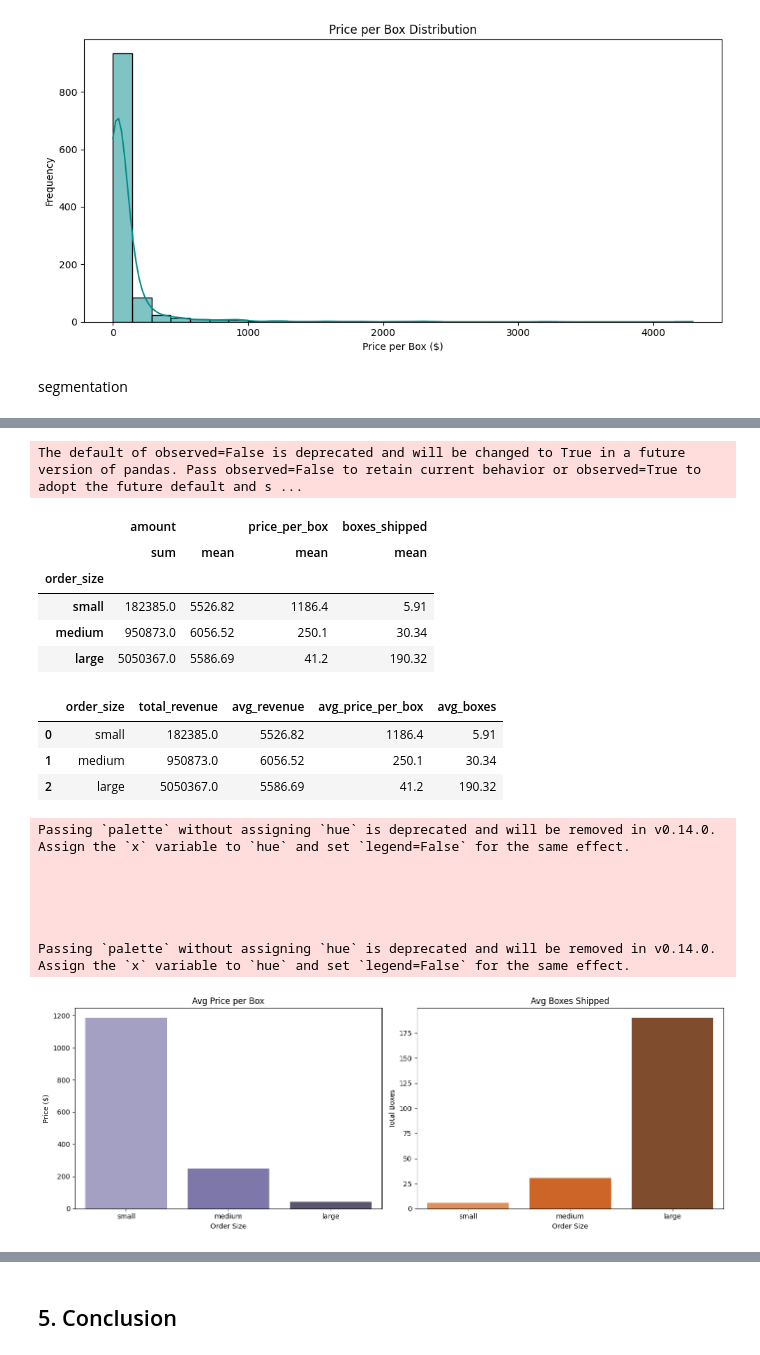
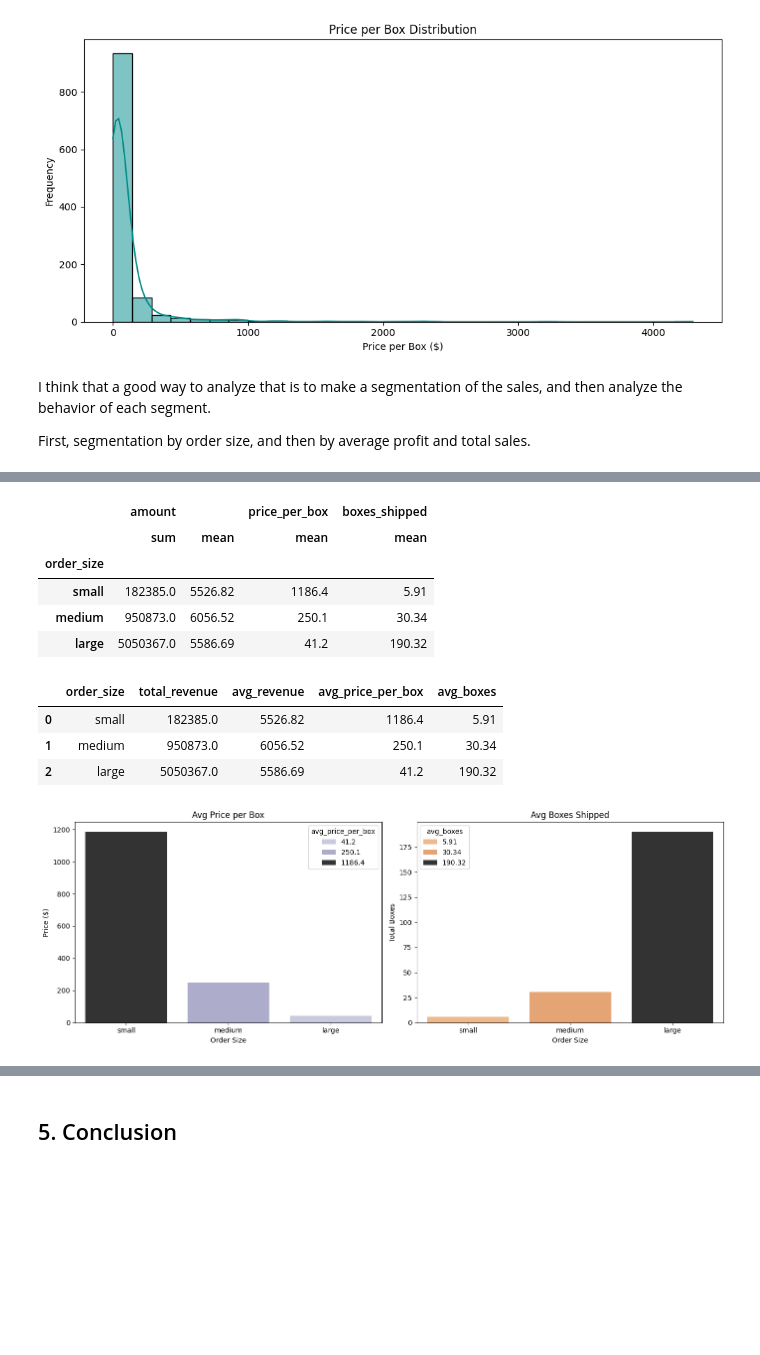
Before and after one commit to Luisbp27/chocoSales, a Jupyter notebook: report.ipynb, the cells around one changed output, grey strips where cells are left out. Cells and saved outputs as stored; diff of their text form; code cells hidden in the pictures; blank space fills up the shorter version.

```diff
--- a/report.ipynb
+++ b/report.ipynb
@@ -57,7 +72,5 @@ Amount           0
 Boxes Shipped    0
 dtype: int64
 # %%
-df["Date"] = pd.to_datetime(df["Date"])
-
 print("Date range:", df["Date"].min(), "->", df["Date"].max())
 # %% [output]
@@ -84,5 +99,5 @@ df.head()
 # %%
-df["date"] = pd.to_datetime(df["date"], errors="coerce")
+df["date"] = pd.to_datetime(df["date"], format="%d-%b-%y").dt.strftime("%Y-%m-%d")
 df["amount"] = df["amount"].replace(r"[\$,]", "", regex=True).astype(float)
 
 df.head()
@@ -160,7 +168,7 @@ fig.show()
 # %% [markdown]
 ### 4.3. WHEN is selling the most chocolate?
 # %%
-df['month'] = df['date'].dt.to_period('M').astype(str)
+df['month'] = pd.to_datetime(df['date']).dt.strftime('%Y-%m')
 
 monthly_revenue = df.groupby('month')['amount'].sum().reset_index()
 
@@ -198,8 +206,10 @@ plt.tight_layout()
 plt.show()
 # %% [output]
 [figure]
-# %% [markdown]
-segmentation
+# %% [markdown]
+I think that a good way to analyze that is to make a segmentation of the sales, and then analyze the behavior of each segment.
+
+First, segmentation by order size, and then by average profit and total sales.
 # %%
 df['order_size'] = pd.cut(
     df['boxes_shipped'],
@@ -215,7 +225,7 @@ df.head()
 | 3 | Jan Morforth | Australia | Peanut Butter Cubes | 2022-04-27 | 12726.0 | 342 | 2022-04 | 37.210526 | large |
 | 4 | Jehu Rudeforth | UK | Peanut Butter Cubes | 2022-02-24 | 13685.0 | 184 | 2022-02 | 74.375000 | large |
 # %%
-segment_stats = df.groupby("order_size").agg({
+segment_stats = df.groupby("order_size", observed=True).agg({
     "amount": ["sum", "mean"],
     "price_per_box": "mean",
     "boxes_shipped": "mean"
@@ -223,7 +233,6 @@ segment_stats = df.groupby("order_size").agg({
 
 segment_stats
 # %% [output]
-The default of observed=False is deprecated and will be changed to True in a future version of pandas. Pass observed=False to retain current behavior or observed=True to adopt the future default and s ...
 |  | amount |  | price_per_box | boxes_shipped |
 |  | sum | mean | mean | mean |
 | order_size |  |  |  |  |
@@ -242,24 +251,17 @@ segment_stats
 # %%
 fig, ax = plt.subplots(1, 2, figsize=(14, 5))
 
-sns.barplot(data=segment_stats, x='order_size', y='avg_price_per_box', ax=ax[0], palette='Purples_d')
+sns.barplot(data=segment_stats, x="order_size", y="avg_price_per_box", ax=ax[0], hue="avg_price_per_box", palette="Purples_d")
 ax[0].set_title("Avg Price per Box")
 ax[0].set_xlabel("Order Size")
 ax[0].set_ylabel("Price ($)")
 
-sns.barplot(data=segment_stats, x='order_size', y='avg_boxes', ax=ax[1], palette='Oranges_d')
+sns.barplot(data=segment_stats, x="order_size", y="avg_boxes", ax=ax[1], hue="avg_boxes", palette="Oranges_d")
 ax[1].set_title("Avg Boxes Shipped")
 ax[1].set_xlabel("Order Size")
 ax[1].set_ylabel("Total Boxes")
 
 plt.tight_layout()
 plt.show()
 # %% [output]
-Passing `palette` without assigning `hue` is deprecated and will be removed in v0.14.0. Assign the `x` variable to `hue` and set `legend=False` for the same effect.
-
-
-
-
-
-Passing `palette` without assigning `hue` is deprecated and will be removed in v0.14.0. Assign the `x` variable to `hue` and set `legend=False` for the same effect.
-[figure, old version]
+[figure, new version]
```
Also changed, not shown: parts of 49 cells of this notebook.
